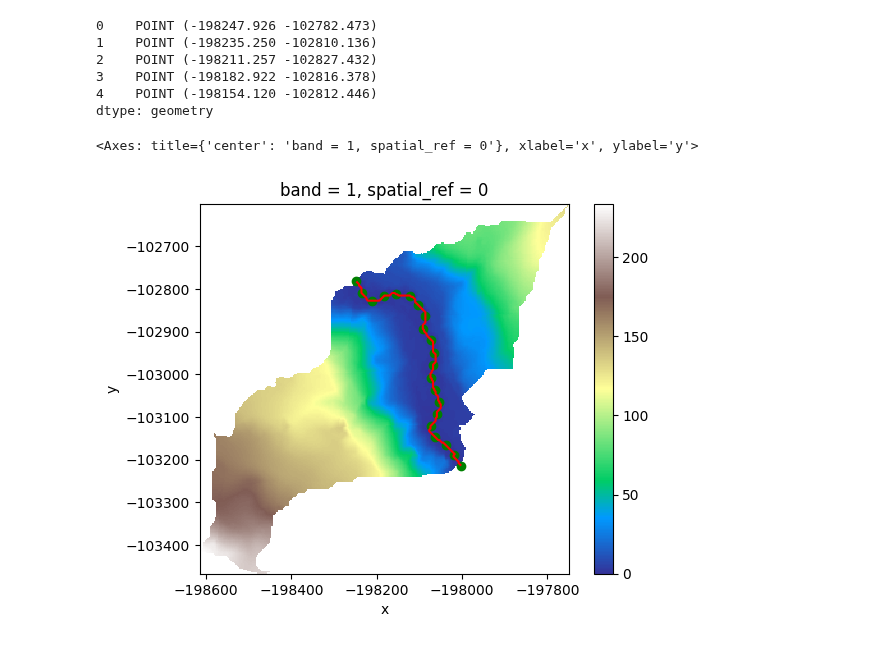
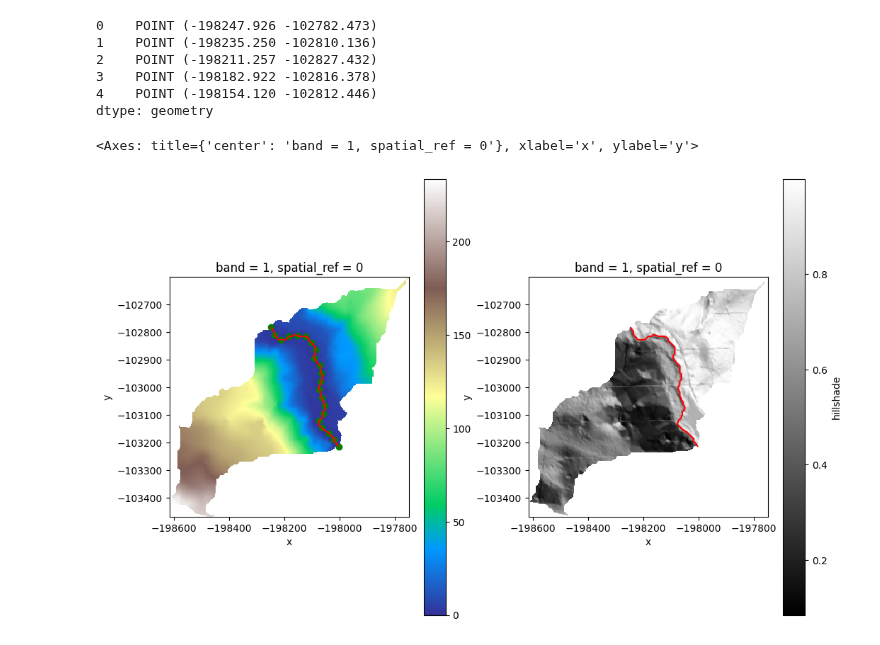
Before and after one commit to avkoehl/valleys, a Jupyter notebook: notebooks/valley_bottom_delineation.ipynb, the cells around one changed output. Saved outputs shown, nothing was run; the diff lists cells and outputs as text; code cells hidden in the pictures.

```diff
--- a/notebooks/valley_bottom_delineation.ipynb
+++ b/notebooks/valley_bottom_delineation.ipynb
@@ -43,8 +53,12 @@ dem = rioxarray.open_rasterio("../toy_data/11_dem.tif").squeeze()
 hand = rioxarray.open_rasterio("../toy_data/11_hand.tif").squeeze()
 flowline = gpd.read_file("../toy_data/11_streamline.shp")
 stream_raster = rioxarray.open_rasterio("../toy_data/11_stream.tif").squeeze()
+
+hand = hand.where(hand != -32768, np.nan)
+stream_raster = stream_raster.where(stream_raster != -32768, np.nan)
 # %%
 slope = xrspatial.slope(hand)
+hs = xrspatial.hillshade(dem)
 # %%
 points = [flowline.interpolate(i/20, normalized=True) for i in range(21)]
 points = pd.concat(points, ignore_index=True)
@@ -58,10 +72,14 @@ points.head()
 4    POINT (-198154.120 -102812.446)
 dtype: geometry
 # %%
-fig, ax = plt.subplots()
-(hand.where(hand != -32768)).plot(ax=ax, cmap='terrain')
-flowline.plot(ax=ax, color='red')
-points.plot(ax=ax, color='green')
+fig, axes = plt.subplots(1,2, figsize=(12,8))
+
+hand.plot(ax=axes[0], cmap='terrain')
+flowline.plot(ax=axes[0], color='red')
+points.plot(ax=axes[0], color='green')
+
+hs.plot(ax=axes[1], cmap='gray')
+flowline.plot(ax=axes[1], color='red')
 # %% [output]
 <Axes: title={'center': 'band = 1, spatial_ref = 0'}, xlabel='x', ylabel='y'>
-[figure, old version]
+[figure, new version]
```
Also changed, not shown: parts of 14 cells of this notebook, 1 other file.
